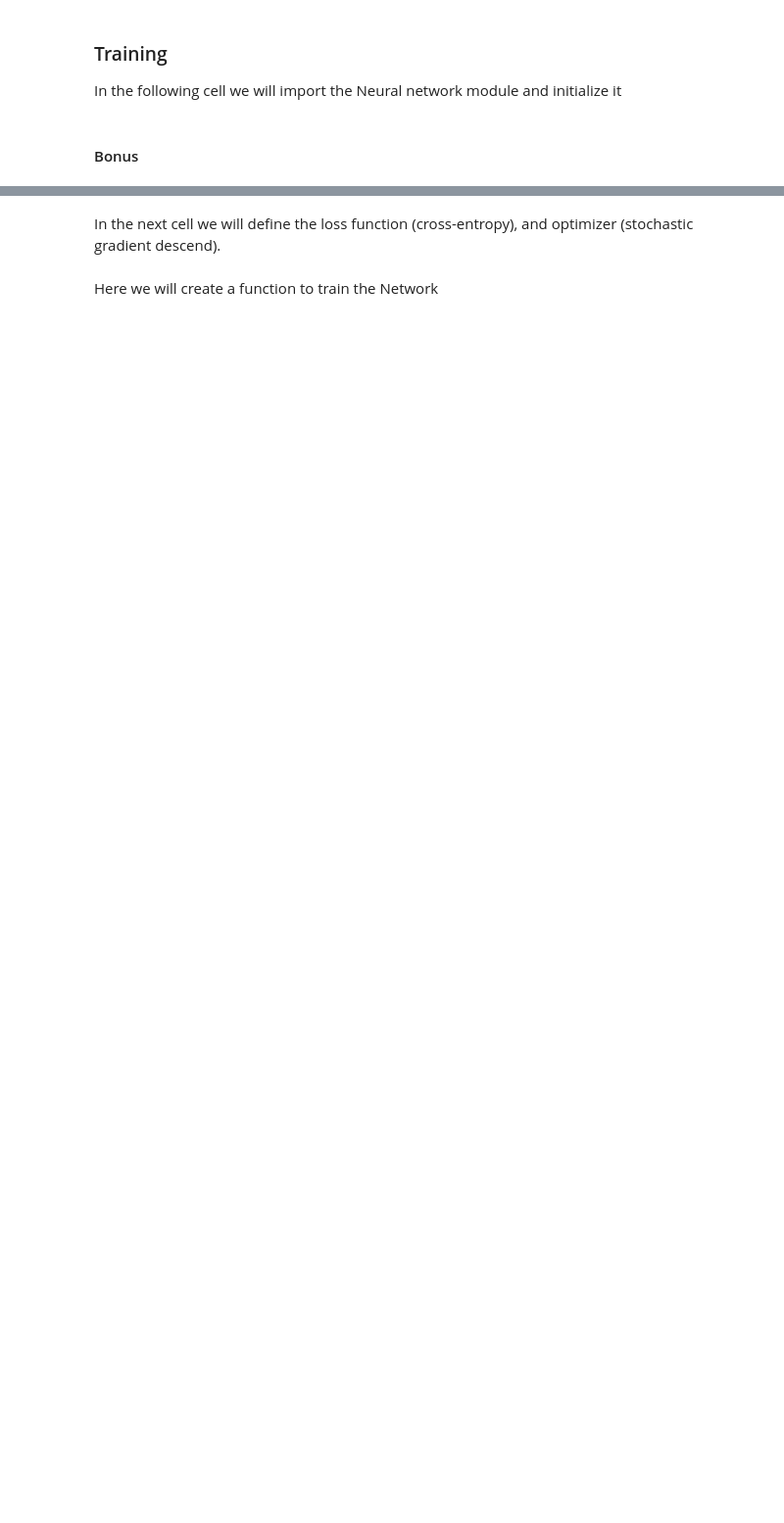
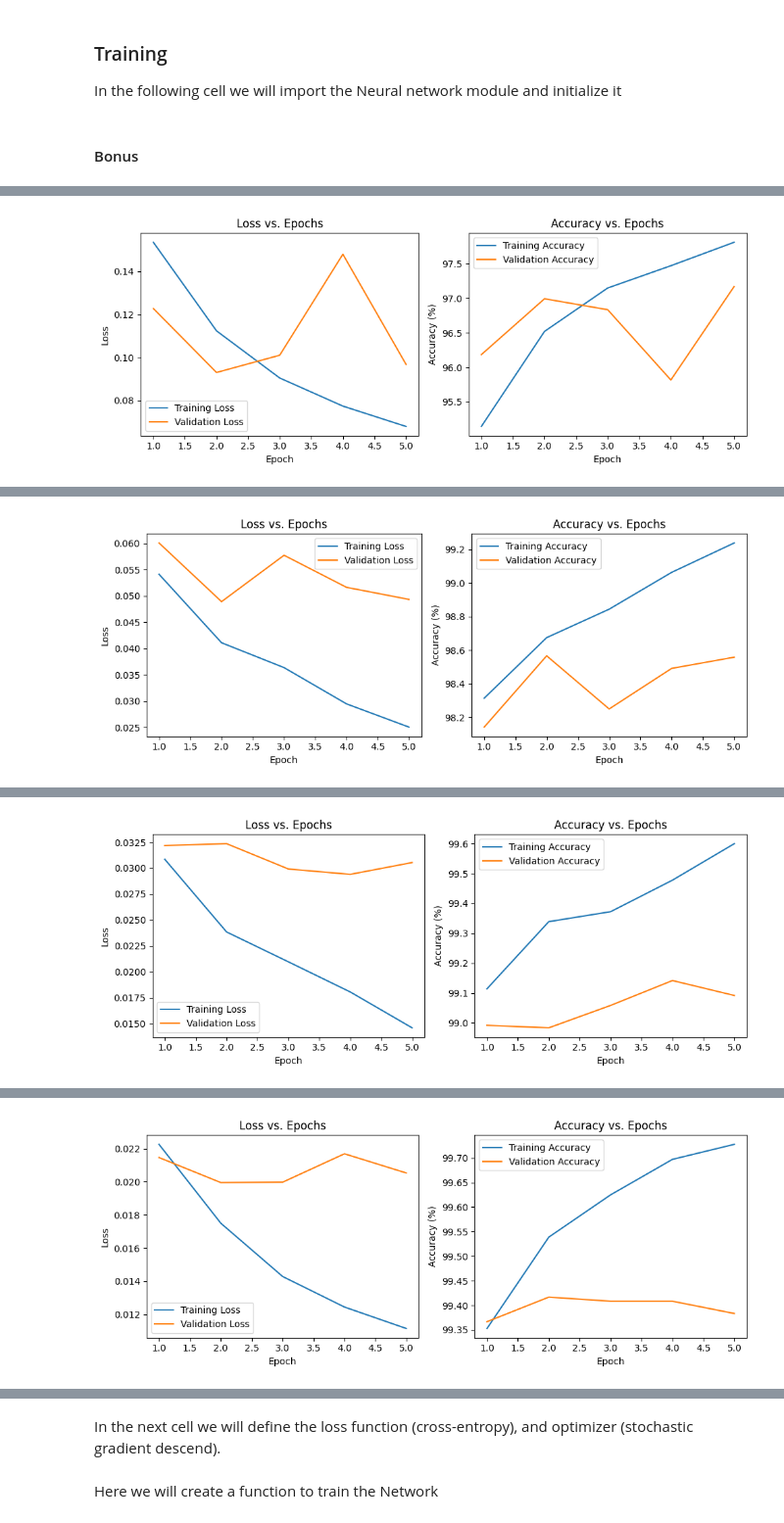
Before and after one commit to 0marsaad/Number-image_identification, a Jupyter notebook: Neural.ipynb, the cells around one changed output, grey strips where cells are left out. Shown at 98% size. Cells and saved outputs as stored; diff of their text form; code cells hidden in the pictures; blank space fills up the shorter version.

```diff
--- a/Neural.ipynb
+++ b/Neural.ipynb
@@ -72,0 +248,31 @@ class NeuralNetwork(nn.Module):
+# %%
+batchSize = [16 , 32 , 48, 64]
+max_accuracy = 0
+val_accuracies_bitch = []
+
+for i in range(0,4):
+    train_size = int(0.6 * len(mnist_dataset))
+    val_size = int(0.2 * len(mnist_dataset))
+    test_size = len(mnist_dataset) - train_size - val_size
+    train_dataset, val_dataset, test_dataset = random_split(mnist_dataset, [train_size, val_size, test_size])
+
+    train_loader = DataLoader(train_dataset, batch_size=batchSize[i], shuffle=True)
+    val_loader = DataLoader(val_dataset, batch_size=batchSize[i], shuffle=False)
+    test_loader = DataLoader(test_dataset, batch_size=batchSize[i], shuffle=False)
+    print(batchSize[i])
+    train_losses, val_losses, train_accuracies, val_accuracies_bitch = train_model(model, train_loader, val_loader, criterion, optimizer, epochs=Epochs)
+    plot(list(range(1, Epochs + 1)),train_losses,val_losses,train_accuracies,val_accuracies_bitch)
+    if max(val_accuracies_bitch) > max_accuracy:
+        max_accuracy = max(val_accuracies_bitch)
+        best_batch = batchSize[i]
+
+batchSize = best_batch
+train_size = int(0.6 * len(mnist_dataset))
+val_size = int(0.2 * len(mnist_dataset))
+test_size = len(mnist_dataset) - train_size - val_size
+train_dataset, val_dataset, test_dataset = random_split(mnist_dataset, [train_size, val_size, test_size])
+train_loader = DataLoader(train_dataset, batch_size=batchSize, shuffle=True)
+val_loader = DataLoader(val_dataset, batch_size=batchSize, shuffle=False)
+test_loader = DataLoader(test_dataset, batch_size=batchSize, shuffle=False)
+print(f"\nBest batch Size : {best_batch} with Validation Accuracy: {max(val_accuracies_bitch):.2f}%\n")
+# %% [output]
@@ -72,0 +285 @@ class NeuralNetwork(nn.Module):
+[figure, added]
@@ -72,0 +292 @@ class NeuralNetwork(nn.Module):
+[figure, added]
@@ -72,0 +299 @@ class NeuralNetwork(nn.Module):
+[figure, added]
@@ -72,0 +306 @@ class NeuralNetwork(nn.Module):
+[figure, added]
```
Also changed, not shown: parts of 15 cells of this notebook.
